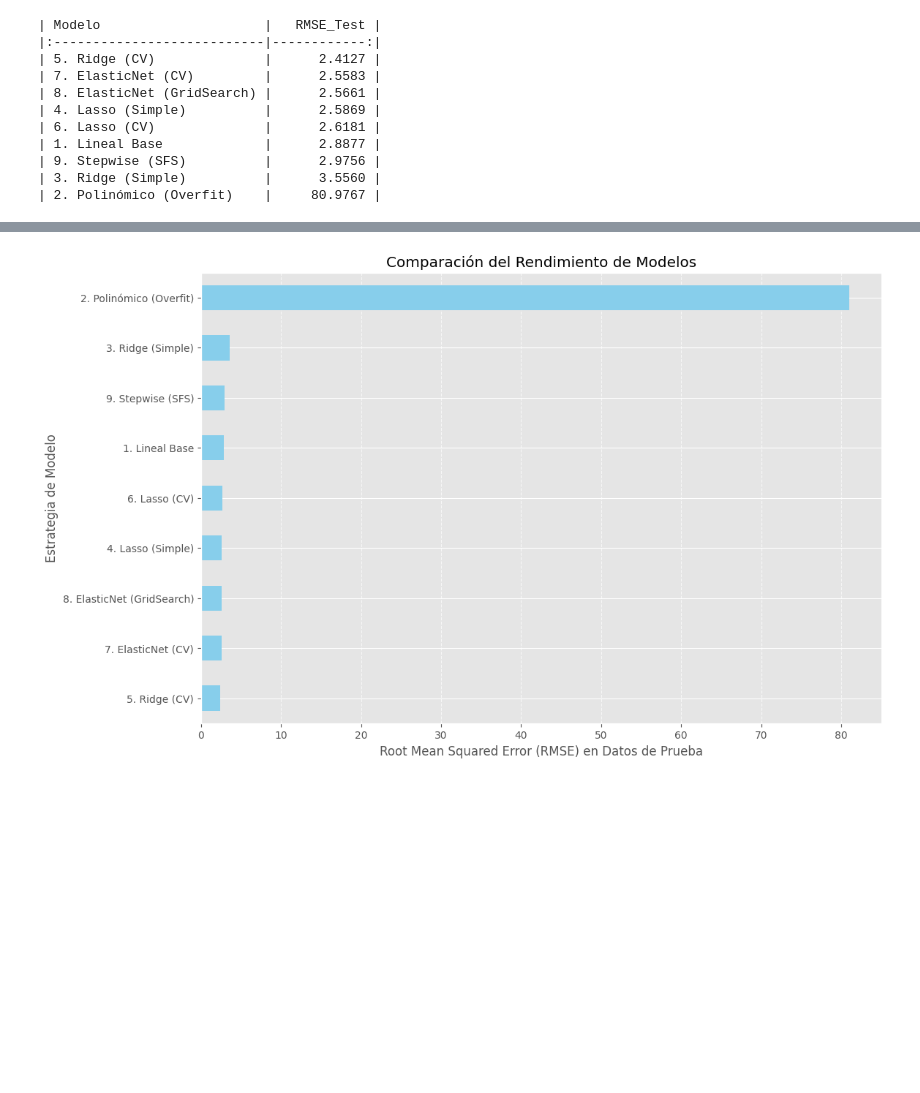
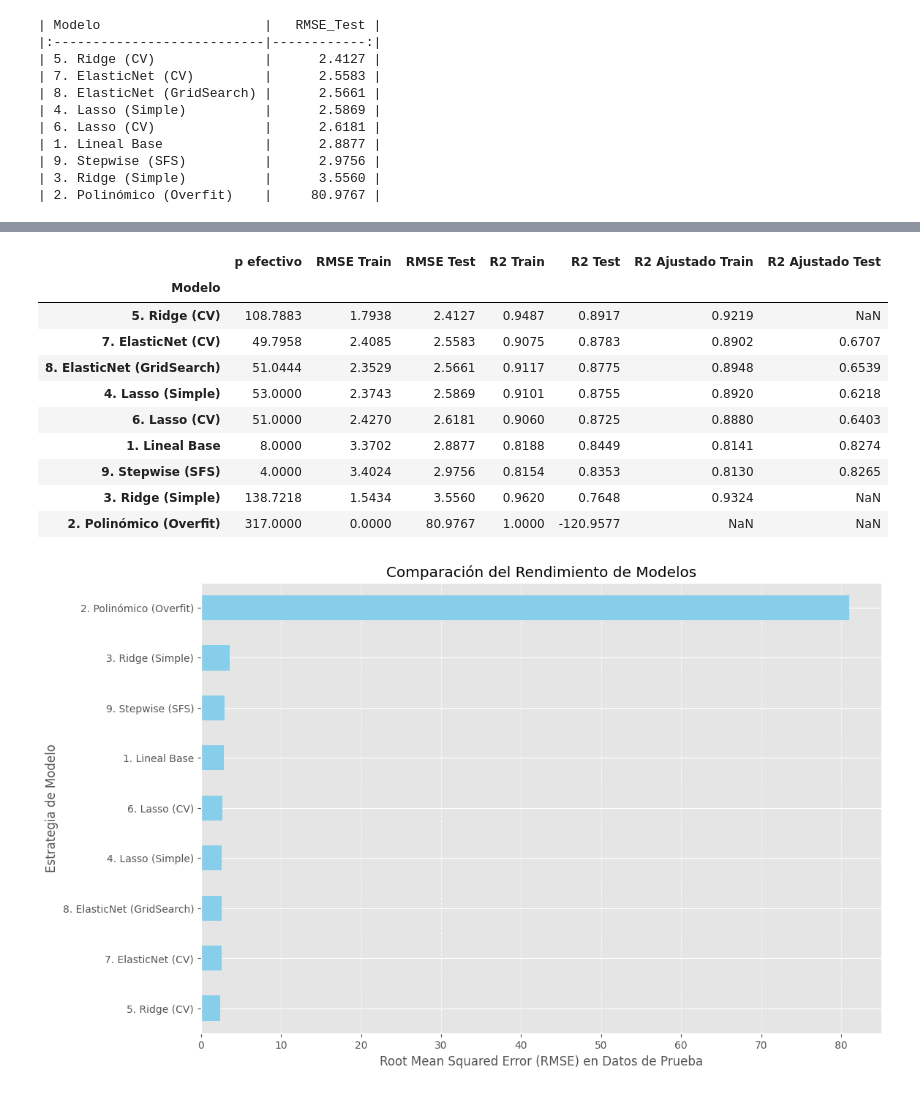
Before and after one commit to sergiomorapardo/StochasticAITechniquesClass, a Jupyter notebook: Notebooks/L4_LinearRegression.ipynb, the cells around one changed output, grey strips where cells are left out. Cells and saved outputs as stored; diff of their text form; code cells hidden in the pictures; blank space fills up the shorter version.

```diff
--- a/Notebooks/L4_LinearRegression.ipynb
+++ b/Notebooks/L4_LinearRegression.ipynb
@@ -710,3 +1223,6 @@ results.append({'Modelo': '6. Lasso (CV)', 'RMSE_Test': rmse_lasso_cv})
 # %% [output]
 RMSE Polinómico + LassoCV: 2.6181
 Mejor alpha encontrado para Lasso: 0.1171
+# %%
+# Métricas completas en Train y Test (incluye R2 ajustado)
+metrics_results.append(regression_report('6. Lasso (CV)', pipe_poly_lasso_cv, X_train, y_train, X_test, y_test))
@@ -737,3 +1258,6 @@ results.append({'Modelo': '7. ElasticNet (CV)', 'RMSE_Test': rmse_enet_cv})
 RMSE Polinómico + ElasticNetCV: 2.5583
 Mejor alpha encontrado: 0.1214
 Mejor l1_ratio encontrado: 0.9
+# %%
+# Métricas completas en Train y Test (incluye R2 ajustado)
+metrics_results.append(regression_report('7. ElasticNet (CV)', pipe_poly_enet_cv, X_train, y_train, X_test, y_test))
@@ -791,3 +1320,6 @@ Iniciando GridSearchCV (puede tardar)...
 GridSearchCV completado.
 RMSE Polinómico + GridSearch: 2.5661
 Mejores parámetros encontrados: {'model__alpha': 0.1, 'model__l1_ratio': 0.95}
+# %%
+# Métricas completas en Train y Test (incluye R2 ajustado)
+metrics_results.append(regression_report('8. ElasticNet (GridSearch)', grid_search.best_estimator_, X_train, y_train, X_test, y_test))
@@ -868,3 +1405,7 @@ print(f"RMSE Modelo Stepwise (SFS): {rmse_sfs:.4f}")
 results.append({'Modelo': '9. Stepwise (SFS)', 'RMSE_Test': rmse_sfs})
 # %% [output]
 RMSE Modelo Stepwise (SFS): 2.9756
+# %%
+# Métricas completas en Train y Test (incluye R2 ajustado)
+# Aquí los datos ya están preprocesados y filtrados por SFS, así que pasamos el modelo y las matrices directamente
+metrics_results.append(regression_report('9. Stepwise (SFS)', model_sfs, X_train_sfs, y_train, X_test_sfs, y_test))
@@ -896,3 +1450,18 @@ print(results_df.to_markdown(floatfmt=".4f"))
+# %%
+metrics_df = pd.DataFrame(metrics_results).set_index('Modelo').sort_values(by='RMSE Test')
+display(metrics_df.round(4))
+# %% [output]
+|  | p efectivo | RMSE Train | RMSE Test | R2 Train | R2 Test | R2 Ajustado Train | R2 Ajustado Test |
+| Modelo |  |  |  |  |  |  |  |
+| 5. Ridge (CV) | 108.7883 | 1.7938 | 2.4127 | 0.9487 | 0.8917 | 0.9219 | NaN |
+| 7. ElasticNet (CV) | 49.7958 | 2.4085 | 2.5583 | 0.9075 | 0.8783 | 0.8902 | 0.6707 |
+| 8. ElasticNet (GridSearch) | 51.0444 | 2.3529 | 2.5661 | 0.9117 | 0.8775 | 0.8948 | 0.6539 |
+| 4. Lasso (Simple) | 53.0000 | 2.3743 | 2.5869 | 0.9101 | 0.8755 | 0.8920 | 0.6218 |
+| 6. Lasso (CV) | 51.0000 | 2.4270 | 2.6181 | 0.9060 | 0.8725 | 0.8880 | 0.6403 |
+| 1. Lineal Base | 8.0000 | 3.3702 | 2.8877 | 0.8188 | 0.8449 | 0.8141 | 0.8274 |
+| 9. Stepwise (SFS) | 4.0000 | 3.4024 | 2.9756 | 0.8154 | 0.8353 | 0.8130 | 0.8265 |
+| 3. Ridge (Simple) | 138.7218 | 1.5434 | 3.5560 | 0.9620 | 0.7648 | 0.9324 | NaN |
+| 2. Polinómico (Overfit) | 317.0000 | 0.0000 | 80.9767 | 1.0000 | -120.9577 | NaN | NaN |
 # %%
 # Gráfico de barras de los resultados
 plt.figure(figsize=(12, 8))
```
Also changed, not shown: parts of 24 cells of this notebook.
